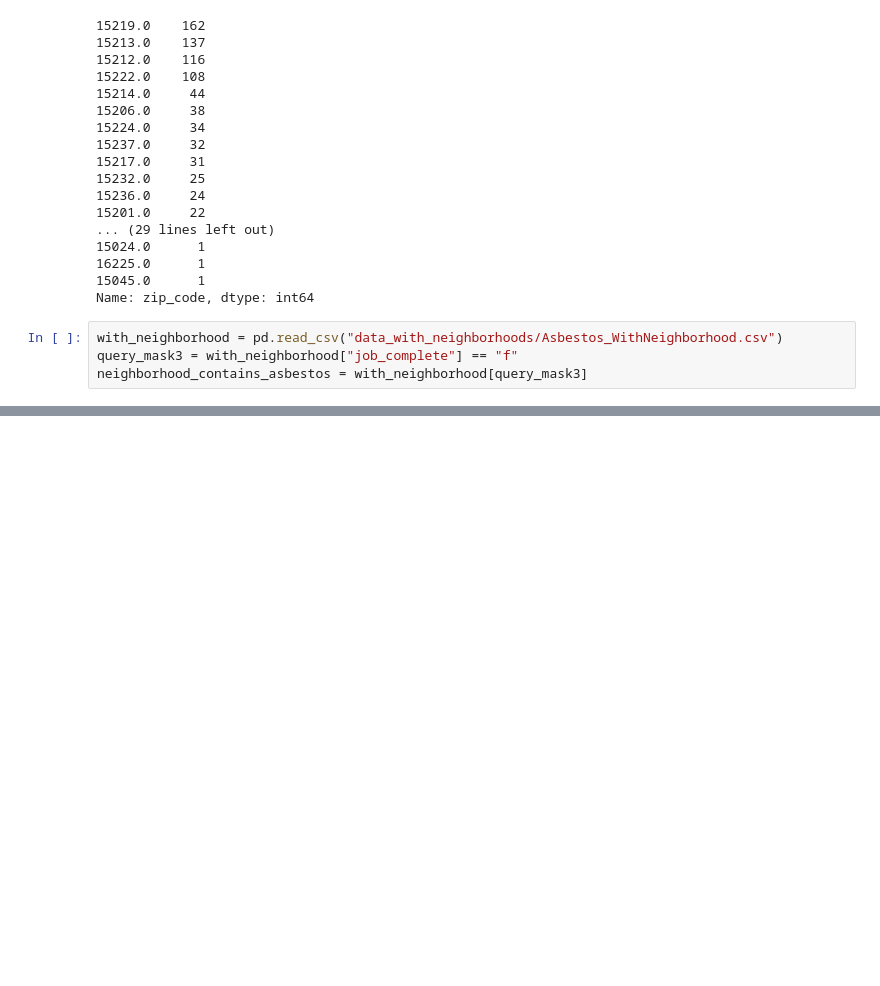
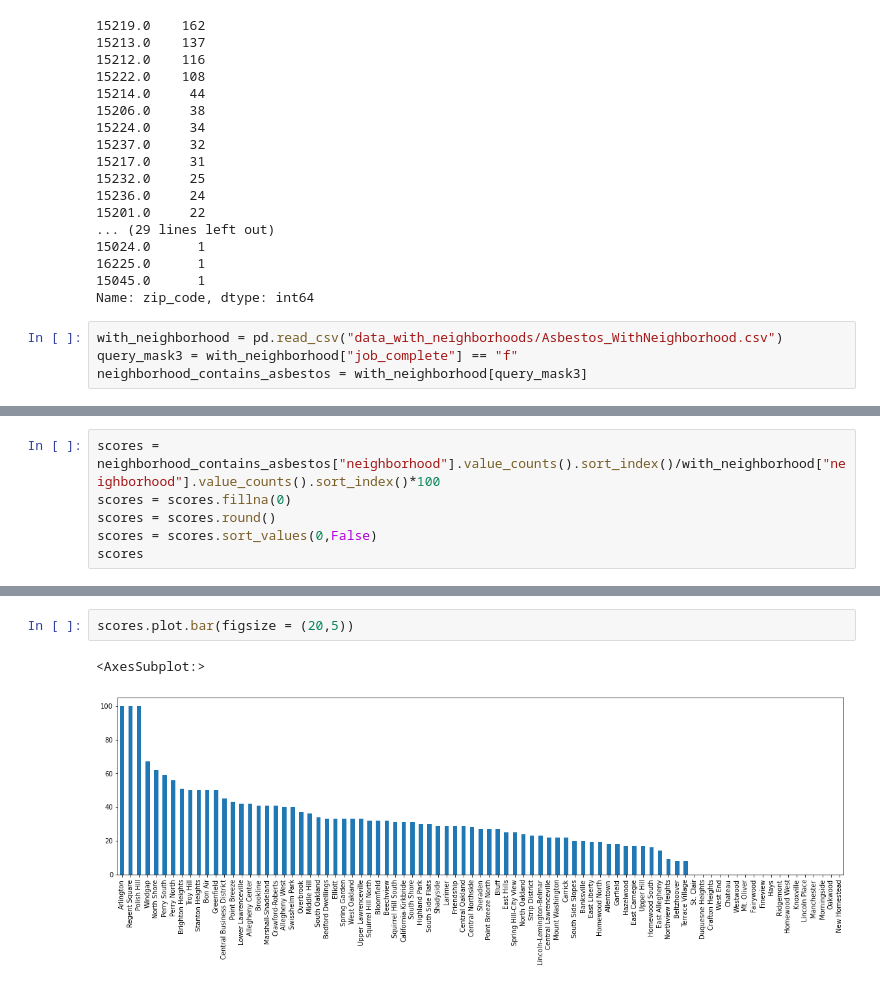
Before and after one commit to Steven-Jarmell/CS0010-FinalProject, a Jupyter notebook: ConnorNotebook .ipynb, the cells around one changed output, grey strips where cells are left out. Drawn from its saved outputs; the diff is of its cells as text; blank space fills up the shorter version.

Commit message:
Added Scoring for Asbestos
out of 100 (worst is 100), compares houses with asbestos to total checked

```diff
--- a/ConnorNotebook .ipynb
+++ b/ConnorNotebook .ipynb
@@ -66 +66,7 @@ Arlington                      1
 Name: neighborhood, dtype: int64
+# %%
+scores = neighborhood_contains_asbestos["neighborhood"].value_counts().sort_index()/with_neighborhood["neighborhood"].value_counts().sort_index()*100
+scores = scores.fillna(0)
+scores = scores.round()
+scores = scores.sort_values(0,False)
+scores
@@ -66,0 +91,5 @@ Name: neighborhood, dtype: int64
+# %%
+scores.plot.bar(figsize = (20,5))
+# %% [output]
+<AxesSubplot:>
+[figure, added]
```
Also changed, not shown: parts of 3 cells of this notebook.
